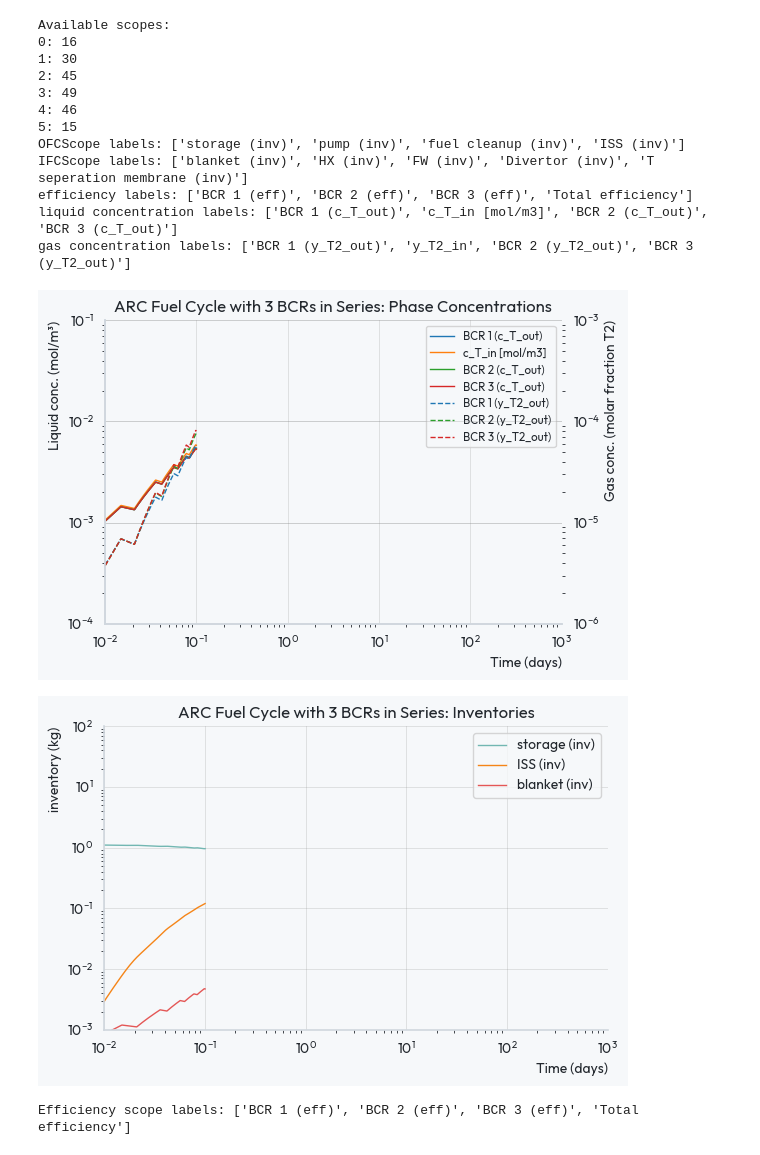
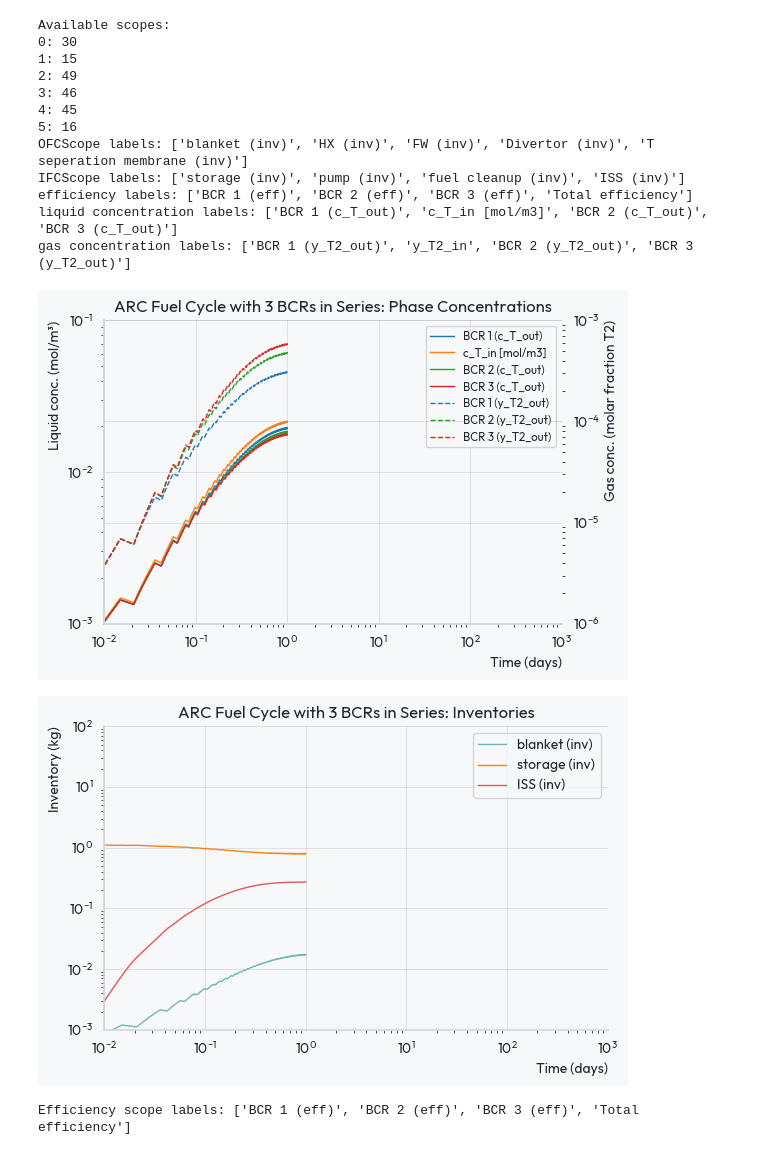
Before and after one commit to rossmacdonald98/BubbleColumnGLC, a Jupyter notebook: ARC modelling/arc_series_GLCs.ipynb, the cells around one changed output. Saved outputs shown, nothing was run; the diff lists cells and outputs as text; code cells hidden in the pictures.

Commit message:
plots

```diff
--- a/ARC modelling/arc_series_GLCs.ipynb
+++ b/ARC modelling/arc_series_GLCs.ipynb
@@ -11,5 +11,5 @@ with open("ARC_with_series_GLC.json", "r") as f:
 
 model, duration = pathview.make_pathsim_model(graph_data)
 
-model.run(0.1 * 24 * 3600)
+model.run(1 * 24 * 3600)
 # %% [output]
@@ -44,11 +46,11 @@ for i, scope in enumerate(scopes):
     print(f"{i}: {scope.id}")
 
 ifc_scope = scopes[5]
-ofc_scope = scopes[0]
-fusion_rate_scope = scopes[1]
-efficiency_scope = scopes[2]
-liquid_concentration_scope = scopes[4]
-gas_concentration_scope = scopes[3]
+ofc_scope = scopes[1]
+fusion_rate_scope = scopes[0]
+efficiency_scope = scopes[4]
+liquid_concentration_scope = scopes[3]
+gas_concentration_scope = scopes[2]
 
 print("OFCScope labels:", ofc_scope.labels)
 print("IFCScope labels:", ifc_scope.labels)
@@ -68,7 +70,7 @@ for scope in [ofc_scope, ifc_scope]:
             l, = plt.plot(sim_time / 3600 / 24, d, label=lb, linewidth=1)
 
     plt.xlabel("Time (days)")
-    plt.ylabel("inventory (kg)")
+    plt.ylabel("Inventory (kg)")
     plt.yscale("log")
     plt.xscale("log")
 plt.ylim(1e-3, 1e2)
@@ -182,42 +184,42 @@ for i, p in enumerate(gas_idxs):
     if mask.sum() == 0:
         continue
     ax2.plot(t_days_gas[mask], d[mask],
              label=lb,
              color=bcr_colors[i % len(bcr_colors)],
              linestyle="--",
              linewidth=1)
 
 ax1.set_ylabel("Liquid conc. (mol/m³)")
 ax2.set_ylabel("Gas conc. (molar fraction T2)")
 ax1.set_yscale("log")
 ax2.set_yscale("log")
 
 # combined legend
 handles1, labels1 = ax1.get_legend_handles_labels()
 handles2, labels2 = ax2.get_legend_handles_labels()
 if handles1 or handles2:
     ax1.legend(handles1 + handles2, labels1 + labels2, loc="best", fontsize="small")
 
 ax1.set_xlim(1e-2, 1e3)
-ax1.set_ylim(1e-4, 1e-1)   # liquid
+ax1.set_ylim(1e-3, 1e-1)   # liquid
 ax2.set_ylim(1e-6, 1e-3)   # gas
 
 fig2.tight_layout()
 fig2.savefig("arc_single_GLC_concentrations.pdf", dpi=300)
 fig2.show()
 # %% [output]
 Available scopes:
-0: 16
-1: 30
-2: 45
-3: 49
-4: 46
-5: 15
-OFCScope labels: ['storage (inv)', 'pump (inv)', 'fuel cleanup (inv)', 'ISS (inv)']
-IFCScope labels: ['blanket (inv)', 'HX (inv)', 'FW (inv)', 'Divertor (inv)', 'T seperation membrane (inv)']
+0: 30
+1: 15
+2: 49
+3: 46
+4: 45
+5: 16
+OFCScope labels: ['blanket (inv)', 'HX (inv)', 'FW (inv)', 'Divertor (inv)', 'T seperation membrane (inv)']
+IFCScope labels: ['storage (inv)', 'pump (inv)', 'fuel cleanup (inv)', 'ISS (inv)']
 efficiency labels: ['BCR 1 (eff)', 'BCR 2 (eff)', 'BCR 3 (eff)', 'Total efficiency']
 liquid concentration labels: ['BCR 1 (c_T_out)', 'c_T_in [mol/m3]', 'BCR 2 (c_T_out)', 'BCR 3 (c_T_out)']
 gas concentration labels: ['BCR 1 (y_T2_out)', 'y_T2_in', 'BCR 2 (y_T2_out)', 'BCR 3 (y_T2_out)']
-[figure, old version]
+[figure, new version]
-[figure, old version]
+[figure, new version]
 Efficiency scope labels: ['BCR 1 (eff)', 'BCR 2 (eff)', 'BCR 3 (eff)', 'Total efficiency']
```
Also changed, not shown: parts of 2 cells of this notebook.
